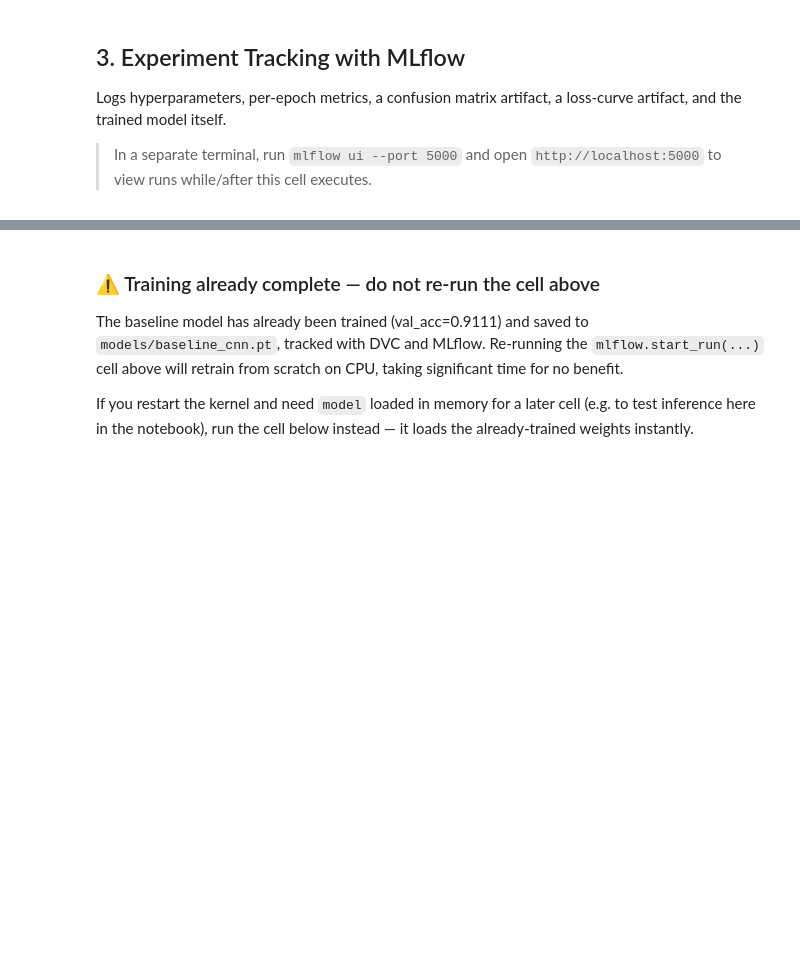
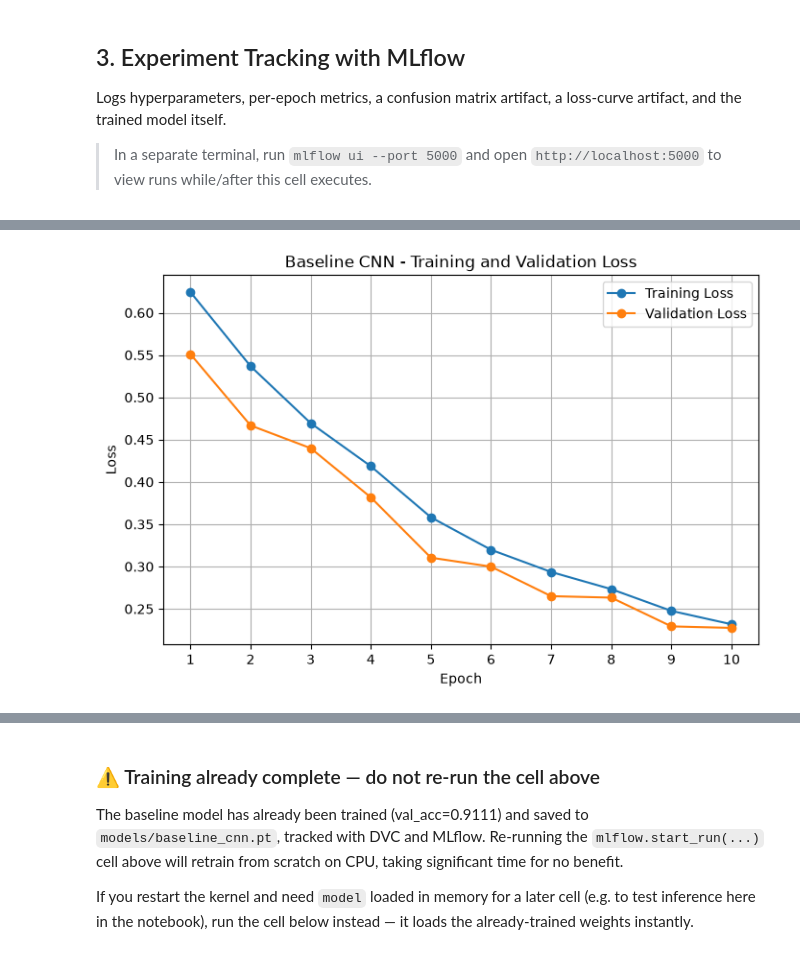
Before and after one commit to adchow31/cats-dogs-mlops, a Jupyter notebook: notebooks/01_train_baseline.ipynb, the cells around one changed output, grey strips where cells are left out. Drawn from its saved outputs; the diff is of its cells as text; code cells hidden in the pictures; blank space fills up the shorter version.

```diff
--- a/notebooks/01_train_baseline.ipynb
+++ b/notebooks/01_train_baseline.ipynb
@@ -441,0 +3337,38 @@ MlflowException: If `serialization_format` is set to 'pt2', then input_example i
+# %%
+# ============================================================
+# 16. VISUALIZE RECORDED TRAINING / VALIDATION LOSS
+# ============================================================
+# We use the recorded values from the completed training run.
+#
+# No model training is performed in this cell.
+# ============================================================
+
+epochs = training_history["epoch"]
+
+plt.figure(figsize=(8, 5))
+
+plt.plot(
+    epochs,
+    training_history["train_loss"],
+    marker="o",
+    label="Training Loss"
+)
+
+plt.plot(
+    epochs,
+    training_history["val_loss"],
+    marker="o",
+    label="Validation Loss"
+)
+
+plt.xlabel("Epoch")
+plt.ylabel("Loss")
+plt.title("Baseline CNN - Training and Validation Loss")
+
+plt.xticks(epochs)
+plt.legend()
+plt.grid(True)
+
+plt.show()
+# %% [output]
+[figure, added]
```
Also changed, not shown: parts of 19 cells of this notebook, 1 other file.
